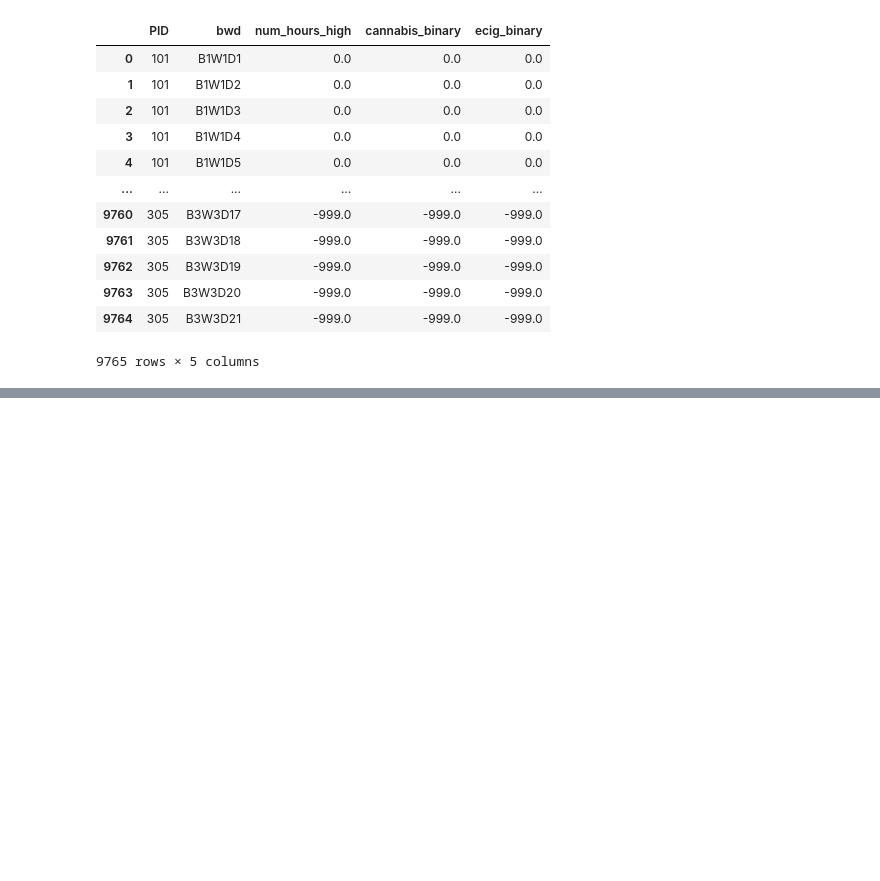
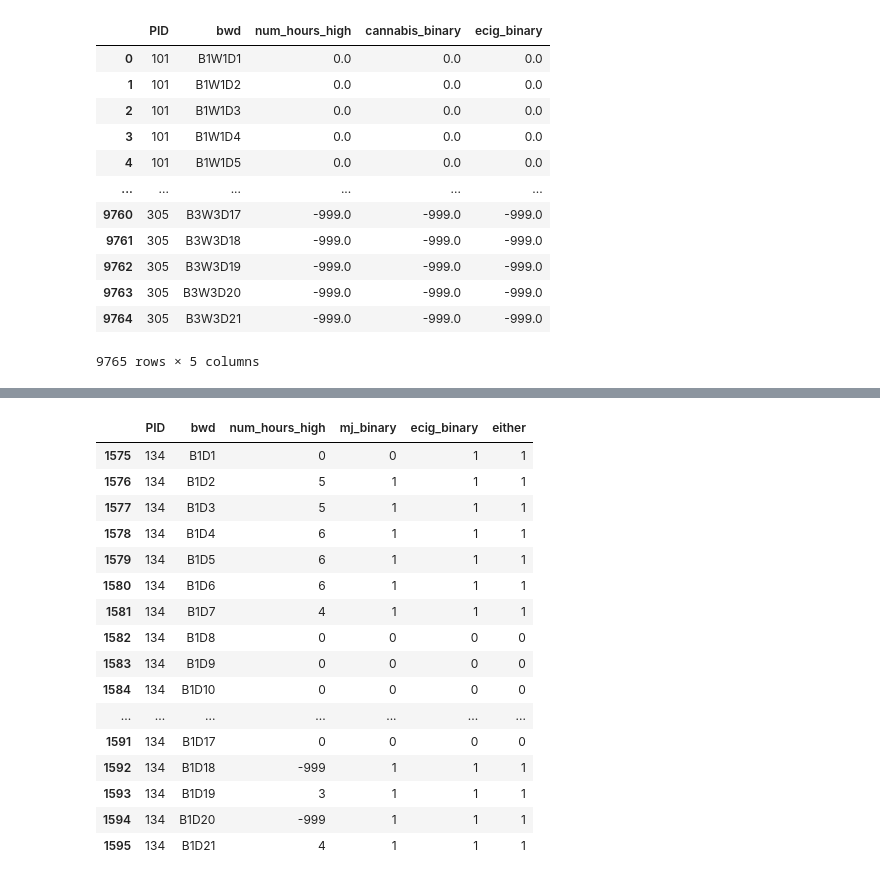
Before and after one commit to athith-g/lab_notebooks, a Jupyter notebook: Data_Restructure.ipynb, the cells around one changed output, grey strips where cells are left out. Saved outputs shown, nothing was run; the diff lists cells and outputs as text; code cells hidden in the pictures; blank space fills up the shorter version.

```diff
--- a/Data_Restructure.ipynb
+++ b/Data_Restructure.ipynb
@@ -2,7 +2,7 @@
 import pandas as pd
 from pathlib import Path
 # %%
-path = Path('/content')
+path = Path('drive/MyDrive/erin_sheets')
 # %%
 timeline = pd.read_excel(path/'c1c2_timeline_7.3.xlsx')
 trimmed = pd.read_excel(path/'c1c2_weekly_trimmed_7.3.xlsx')
@@ -258,0 +298,2 @@ for i in range(300):
+# %%
+t1 = pd.read_excel(path/"TLFB_V1.xlsx")
@@ -258,0 +360,20 @@ for i in range(300):
+# %%
+t1.loc[t1.PID == 134].head(21)
+# %% [output]
+|  | PID | bwd | num_hours_high | mj_binary | ecig_binary | either |
+| 1575 | 134 | B1D1 | 0 | 0 | 1 | 1 |
+| 1576 | 134 | B1D2 | 5 | 1 | 1 | 1 |
+| 1577 | 134 | B1D3 | 5 | 1 | 1 | 1 |
+| 1578 | 134 | B1D4 | 6 | 1 | 1 | 1 |
+| 1579 | 134 | B1D5 | 6 | 1 | 1 | 1 |
+| 1580 | 134 | B1D6 | 6 | 1 | 1 | 1 |
+| 1581 | 134 | B1D7 | 4 | 1 | 1 | 1 |
+| 1582 | 134 | B1D8 | 0 | 0 | 0 | 0 |
+| 1583 | 134 | B1D9 | 0 | 0 | 0 | 0 |
+| 1584 | 134 | B1D10 | 0 | 0 | 0 | 0 |
+| ... | ... | ... | ... | ... | ... | ... |
+| 1591 | 134 | B1D17 | 0 | 0 | 0 | 0 |
+| 1592 | 134 | B1D18 | -999 | 1 | 1 | 1 |
+| 1593 | 134 | B1D19 | 3 | 1 | 1 | 1 |
+| 1594 | 134 | B1D20 | -999 | 1 | 1 | 1 |
+| 1595 | 134 | B1D21 | 4 | 1 | 1 | 1 |
```
Also changed, not shown: parts of 113 cells of this notebook, 1 other file.
